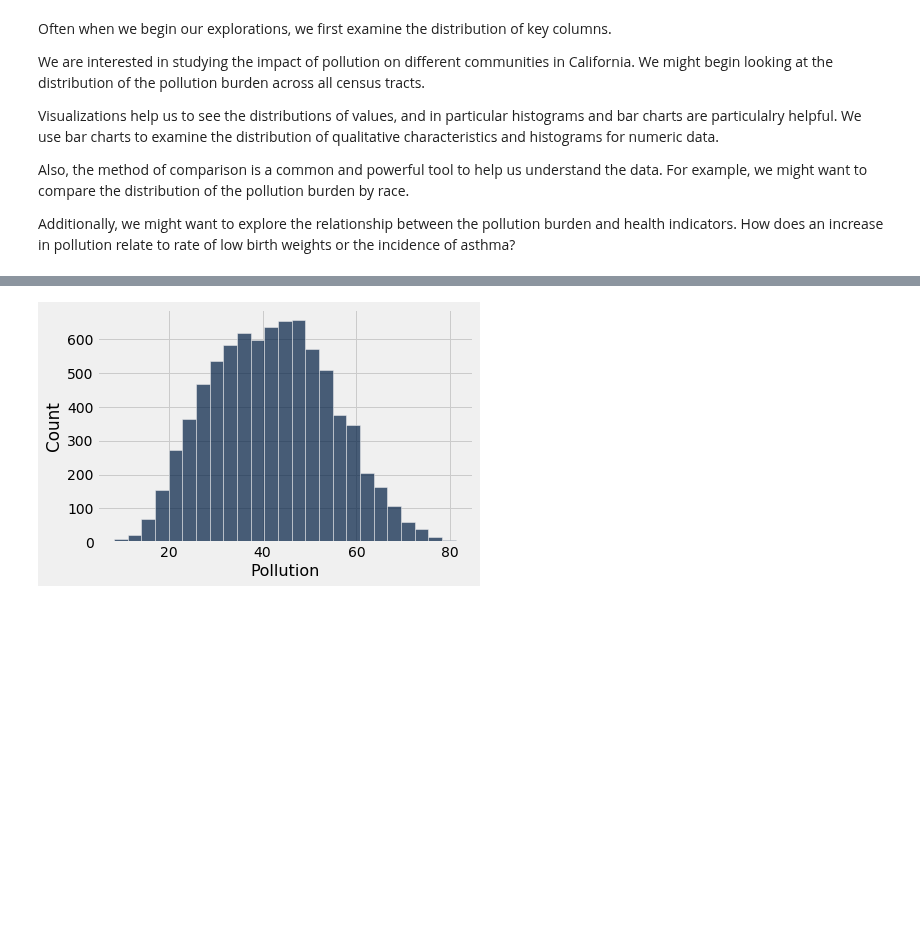
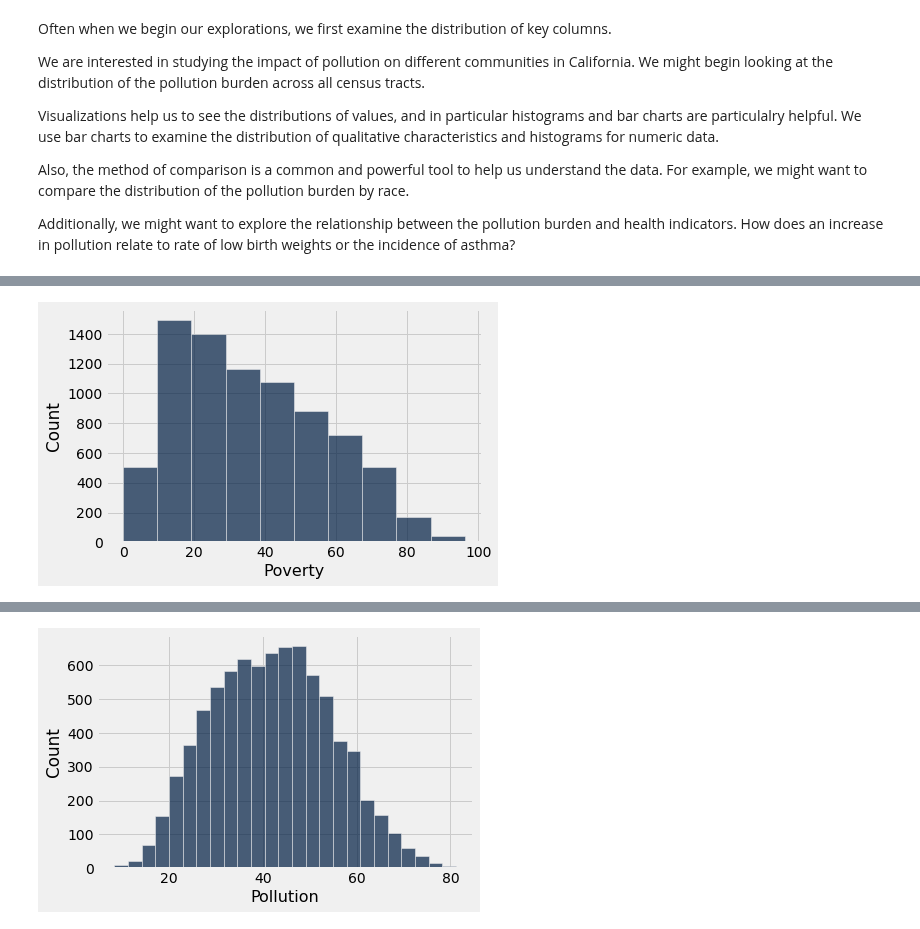
Before and after one commit to ds-modules/BUDS-SU21-Dev, a Jupyter notebook: Project_2/Pollution/Pollution.ipynb, the cells around one changed output, grey strips where cells are left out. Drawn from its saved outputs; the diff is of its cells as text; code cells hidden in the pictures; blank space fills up the shorter version.

```diff
--- a/Project_2/Pollution/Pollution.ipynb
+++ b/Project_2/Pollution/Pollution.ipynb
@@ -263,0 +260,4 @@ ADD SOMETHING ABOUT WHY SYMMETRY IS GOOD.
+# %%
+quant_data_bar(ces_data, 'Poverty')
+# %% [output]
+[figure, added]
```
Also changed, not shown: parts of 39 cells of this notebook.
